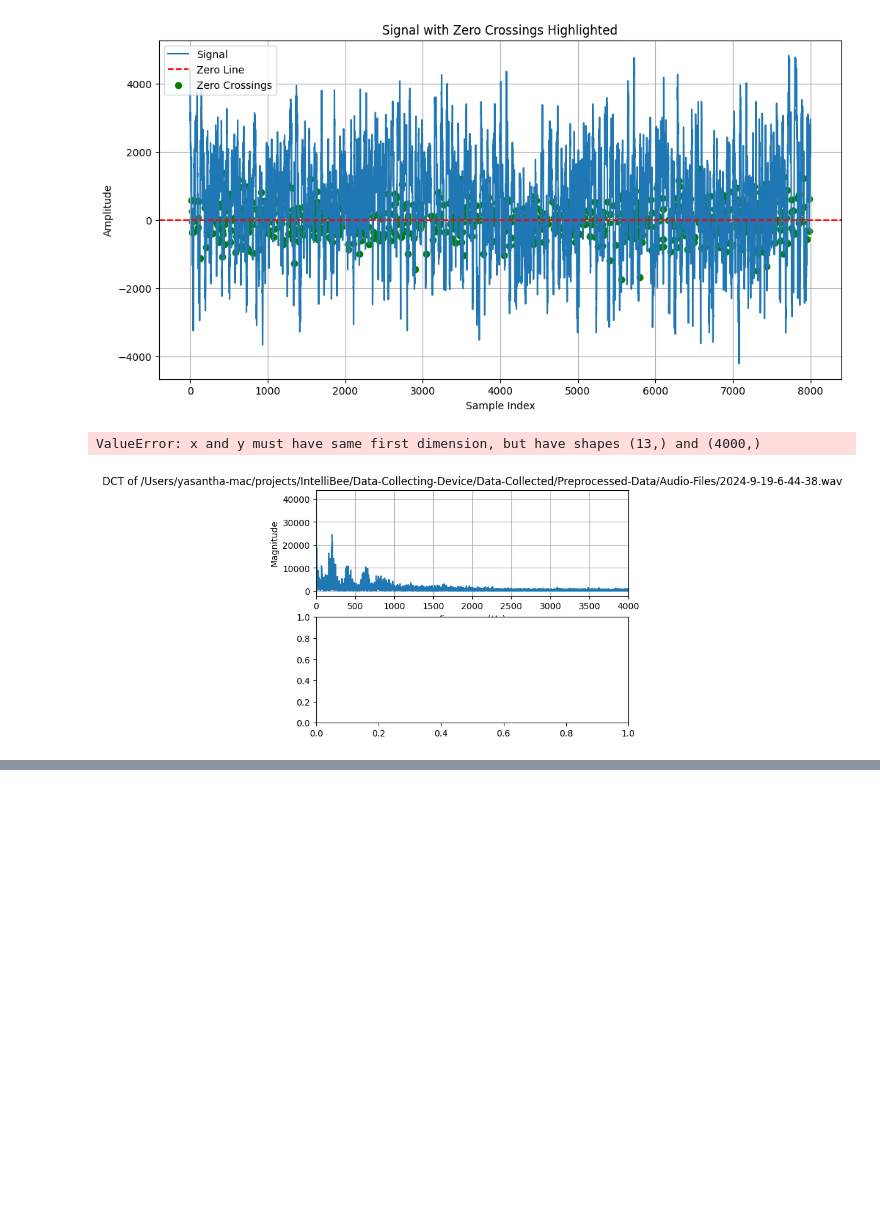
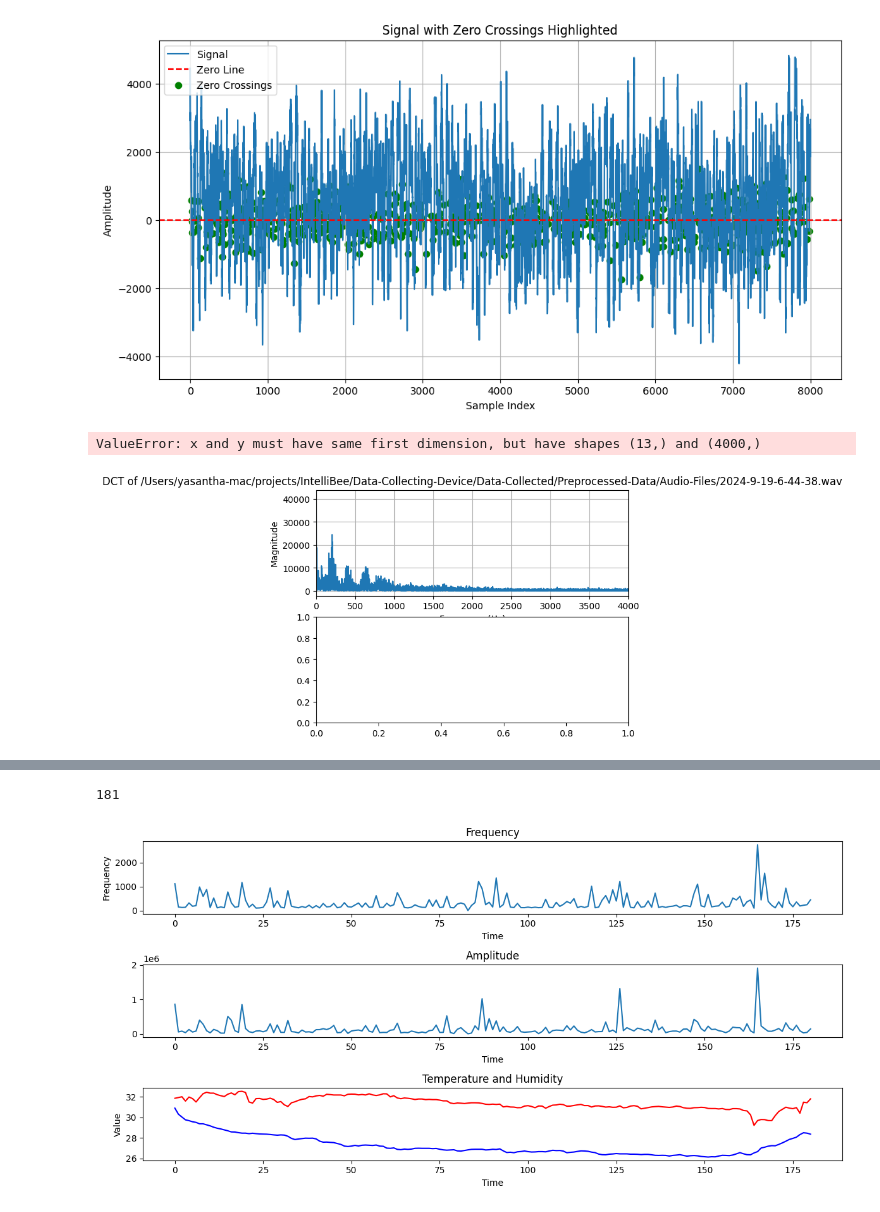
Before and after one commit to CSE-ICE-21/IntelliBee, a Jupyter notebook: Data-Collecting-Device/Data-Visualization/visualize_audio_data.ipynb, the cells around one changed output, grey strips where cells are left out. Cells and saved outputs as stored; diff of their text form; code cells hidden in the pictures; blank space fills up the shorter version.

```diff
--- a/Data-Collecting-Device/Data-Visualization/visualize_audio_data.ipynb
+++ b/Data-Collecting-Device/Data-Visualization/visualize_audio_data.ipynb
@@ -232,0 +329,69 @@ ValueError: x and y must have same first dimension, but have shapes (13,) and (4
+# %%
+os.listdir(os.path.join(PARENT_PATH, 'Data-Collected','Raw-Data','Sample-02'))
+file_paths = list()
+for os_path in os.listdir(os.path.join(PARENT_PATH, 'Data-Collected','Raw-Data','Sample-02')):
+    file_paths.append(os.path.join(PARENT_PATH, 'Data-Collected','Raw-Data','Sample-02',os_path))
+
+file_paths.remove(os.path.join(PARENT_PATH, 'Data-Collected','Raw-Data','Sample-02','data.csv'))
+frequencies = list()
+amplitudes = list()
+
+file_paths = file_paths[:181]
+
+print(len(file_paths))
+# %% [output]
+181
+# %%
+
+
+for file_path in file_paths:
+    with open(file_path, 'r') as file:
+        data = file.read()
+        data = data.split('\n')[1].strip(",").split(',')
+        data = data[:8000]
+        numpy_data = np.array(data, dtype=np.int32)
+        amplitude_goertzel = goertzel(numpy_data, 250, 8000)
+        amplitude = amplitude_in_band(numpy_data,8000,225,285)
+        amplitudes.append(amplitude_goertzel)
+        frequencies.append(amplitude)
+
+import pandas as pd
+
+# plot both amplitudes and frequencies in two subplots and temperature and humidity in another subplot
+
+
+csv_file = os.path.join(PARENT_PATH, 'Data-Collected','Preprocessed-Data','CSV-Files','sample-02.csv')
+df = pd.read_csv(csv_file)
+df = df[["Temp In","Temp Out","Hum In","Hum Out"]]
+df.head()
+
+df["Frequency"] = frequencies
+df["Amplitude"] = amplitudes
+df.head()
+
+
+plt.figure(figsize=(12, 6))
+
+plt.subplot(3, 1, 1)
+plt.plot(df["Frequency"])
+plt.title("Frequency")
+plt.xlabel("Time")
+plt.ylabel("Frequency")
+
+plt.subplot(3, 1, 2)
+plt.plot(df["Amplitude"])
+plt.title("Amplitude")
+plt.xlabel("Time")
+
+#plot temperature and humidity
+
+plt.subplot(3, 1, 3)
+plt.plot(df["Temp In"], label="Temp In", color='red')
+plt.plot(df["Temp Out"], label="Temp Out", color='blue')
+plt.title("Temperature and Humidity")
+plt.xlabel("Time")
+plt.ylabel("Value")
+plt.tight_layout()
+plt.show()
+# %% [output]
+[figure, added]
```
Also changed, not shown: parts of 5 cells of this notebook, 56 other files.
